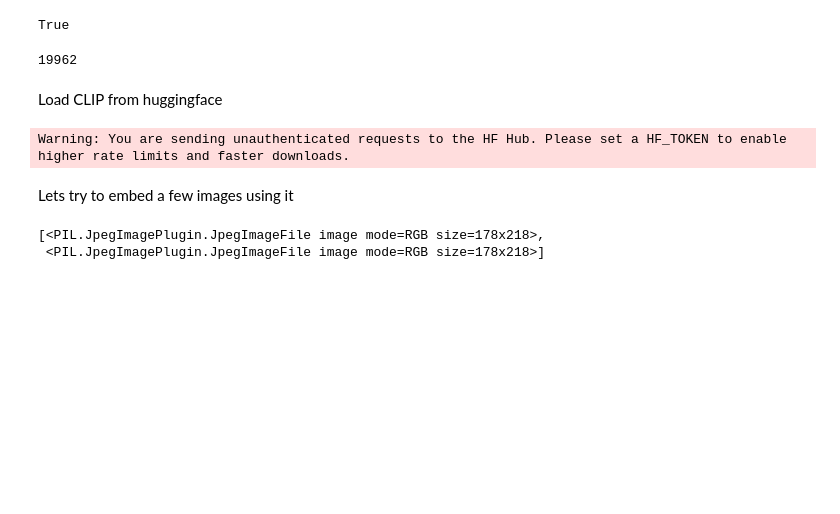
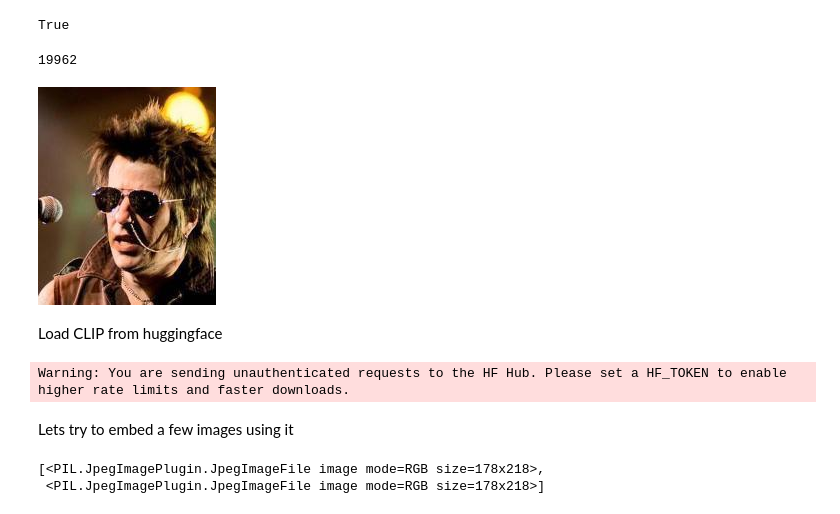
Before and after one commit to skiiyuru/compositional-image-retrieval, a Jupyter notebook: notebooks/baseline.ipynb, the cells around one changed output. Cells and saved outputs as stored; diff of their text form; code cells hidden in the pictures; blank space fills up the shorter version.

```diff
--- a/notebooks/baseline.ipynb
+++ b/notebooks/baseline.ipynb
@@ -23,6 +28,10 @@ celeba = CelebA(root=data_root, split="test", download=False)
 len(celeba)
 # %% [output]
 19962
+# %%
+celeba[10][0]
+# %% [output]
+[figure, added]
 # %% [markdown]
 Load CLIP from huggingface
 # %%
```
Also changed, not shown: parts of 62 cells of this notebook, 3 other files.
